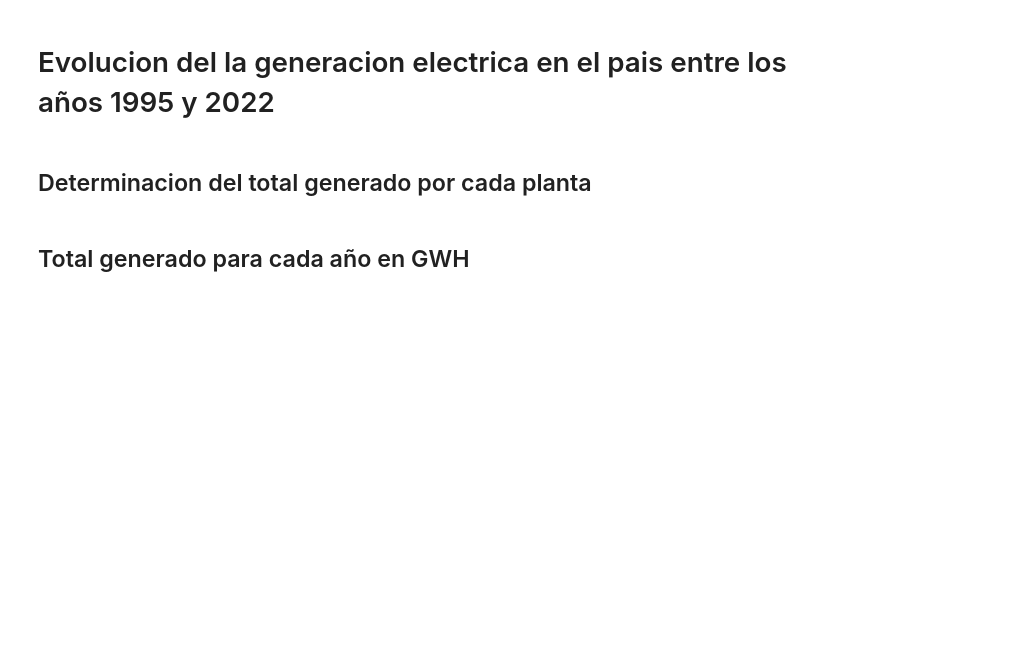
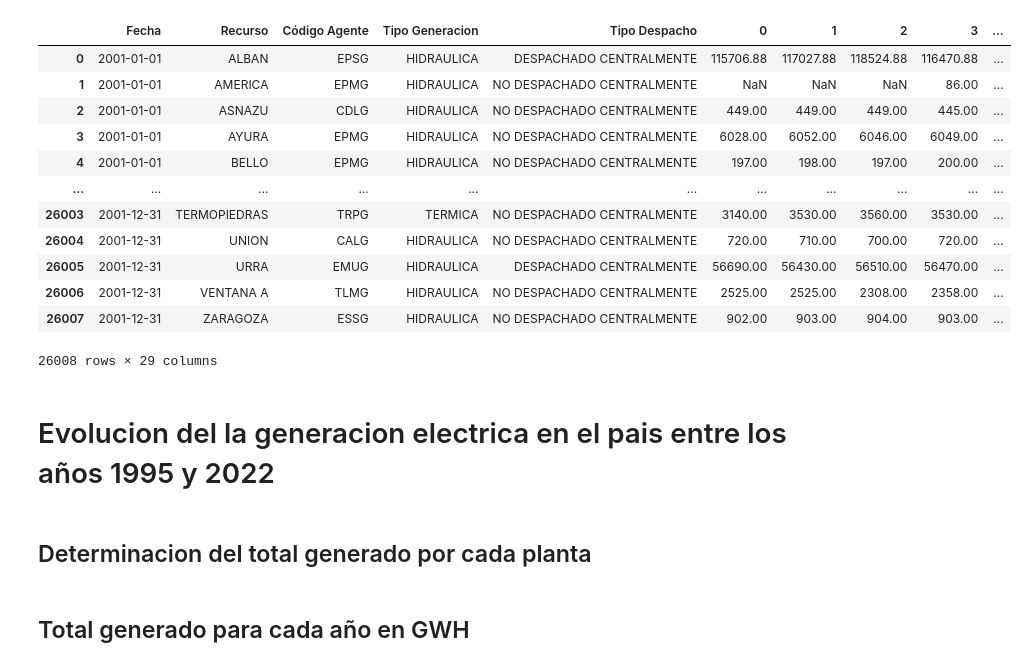
Before and after one commit to Mateoferrnandez/Projects, a Jupyter notebook: Personal Projects/Generacion electrica en Colombia/Dtacleaning.ipynb, the cells around one changed output. Drawn from its saved outputs; the diff is of its cells as text; code cells hidden in the pictures; blank space fills up the shorter version.

```diff
--- a/Personal Projects/Generacion electrica en Colombia/Dtacleaning.ipynb
+++ b/Personal Projects/Generacion electrica en Colombia/Dtacleaning.ipynb
@@ -31,3 +180,19 @@ KeyboardInterrupt:
+# %%
+dataframes[6]
+# %% [output]
+|  | Fecha | Recurso | Código Agente | Tipo Generacion | Tipo Despacho | 0 | 1 | 2 | 3 | ... |
+| 0 | 2001-01-01 | ALBAN | EPSG | HIDRAULICA | DESPACHADO CENTRALMENTE | 115706.88 | 117027.88 | 118524.88 | 116470.88 | ... |
+| 1 | 2001-01-01 | AMERICA | EPMG | HIDRAULICA | NO DESPACHADO CENTRALMENTE | NaN | NaN | NaN | 86.00 | ... |
+| 2 | 2001-01-01 | ASNAZU | CDLG | HIDRAULICA | NO DESPACHADO CENTRALMENTE | 449.00 | 449.00 | 449.00 | 445.00 | ... |
+| 3 | 2001-01-01 | AYURA | EPMG | HIDRAULICA | NO DESPACHADO CENTRALMENTE | 6028.00 | 6052.00 | 6046.00 | 6049.00 | ... |
+| 4 | 2001-01-01 | BELLO | EPMG | HIDRAULICA | NO DESPACHADO CENTRALMENTE | 197.00 | 198.00 | 197.00 | 200.00 | ... |
+| ... | ... | ... | ... | ... | ... | ... | ... | ... | ... | ... |
+| 26003 | 2001-12-31 | TERMOPIEDRAS | TRPG | TERMICA | NO DESPACHADO CENTRALMENTE | 3140.00 | 3530.00 | 3560.00 | 3530.00 | ... |
+| 26004 | 2001-12-31 | UNION | CALG | HIDRAULICA | NO DESPACHADO CENTRALMENTE | 720.00 | 710.00 | 700.00 | 720.00 | ... |
+| 26005 | 2001-12-31 | URRA | EMUG | HIDRAULICA | DESPACHADO CENTRALMENTE | 56690.00 | 56430.00 | 56510.00 | 56470.00 | ... |
+| 26006 | 2001-12-31 | VENTANA A | TLMG | HIDRAULICA | NO DESPACHADO CENTRALMENTE | 2525.00 | 2525.00 | 2308.00 | 2358.00 | ... |
+| 26007 | 2001-12-31 | ZARAGOZA | ESSG | HIDRAULICA | NO DESPACHADO CENTRALMENTE | 902.00 | 903.00 | 904.00 | 903.00 | ... |
+26008 rows × 29 columns
 # %% [markdown]
 # Evolucion del la generacion electrica en el pais entre los años 1995 y 2022
 # %% [markdown]
```
Also changed, not shown: parts of 22 cells of this notebook, 56 other files.
